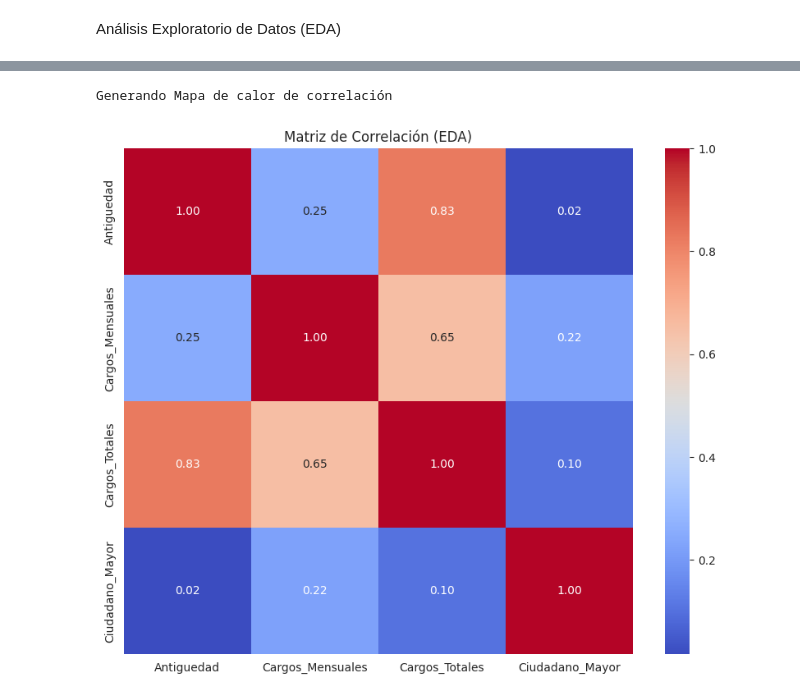
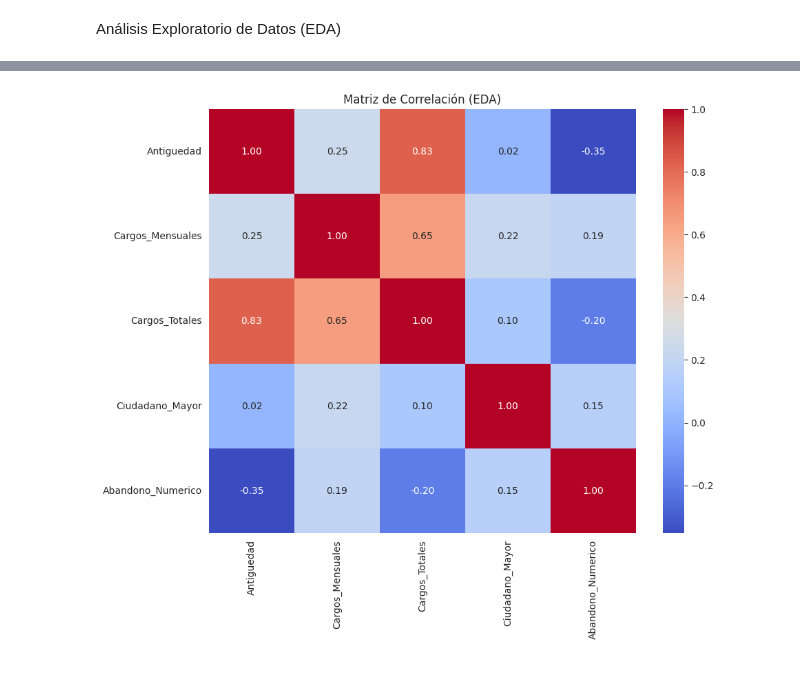
Before and after one commit to prieto06co/DataScienceI_84650-Entrega-N1-EdgarArmandoPrietoVargas, a Jupyter notebook: ProyectoDSParteI+EdgarPrietoV.ipynb, the cells around one changed output, grey strips where cells are left out. Saved outputs shown, nothing was run; the diff lists cells and outputs as text; code cells hidden in the pictures.

```diff
--- a/ProyectoDSParteI+EdgarPrietoV.ipynb
+++ b/ProyectoDSParteI+EdgarPrietoV.ipynb
@@ -106,10 +128,11 @@ Boxplots generados.
 # %%
-print("Generando Mapa de calor de correlación")
+# Para el análisis de correlación con 'Abandono', se debe codificar la variable a numérica (0 y 1).
+df['Abandono_Numerico'] = df['Abandono'].apply(lambda x: 1 if x == 'Yes' else 0)
+variables_analisis = ['Antiguedad', 'Cargos_Mensuales', 'Cargos_Totales', 'Ciudadano_Mayor', 'Abandono_Numerico']
+correlation_matrix = df[variables_analisis].corr()
 plt.figure(figsize=(10, 8))
-correlation_matrix = df[numerical_cols_eda + ['Ciudadano_Mayor']].corr()
 sns.heatmap(correlation_matrix, annot=True, cmap='coolwarm', fmt=".2f")
 plt.title('Matriz de Correlación (EDA)')
 plt.show()
 # %% [output]
-Generando Mapa de calor de correlación
-[figure, old version]
+[figure, new version]
```
Also changed, not shown: parts of 12 cells of this notebook.
